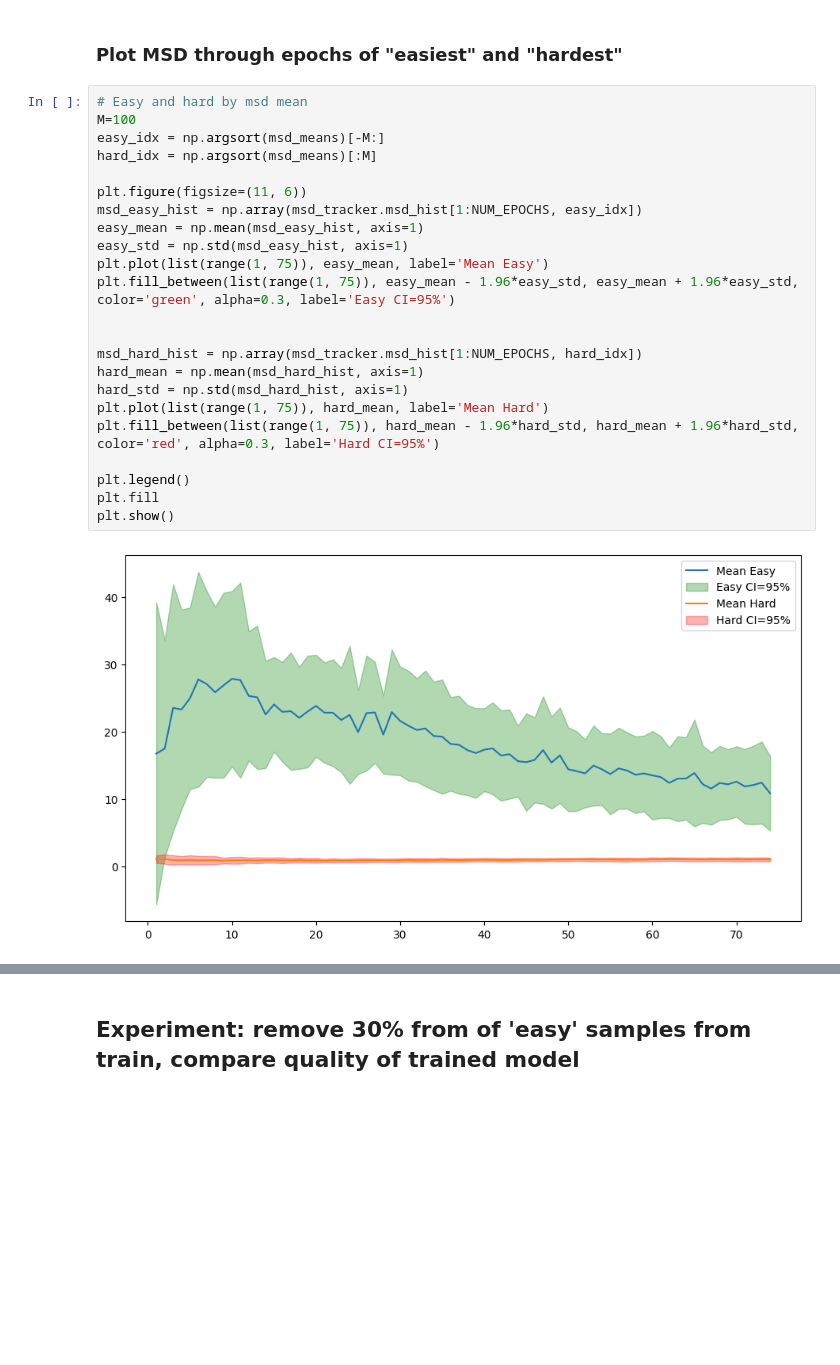
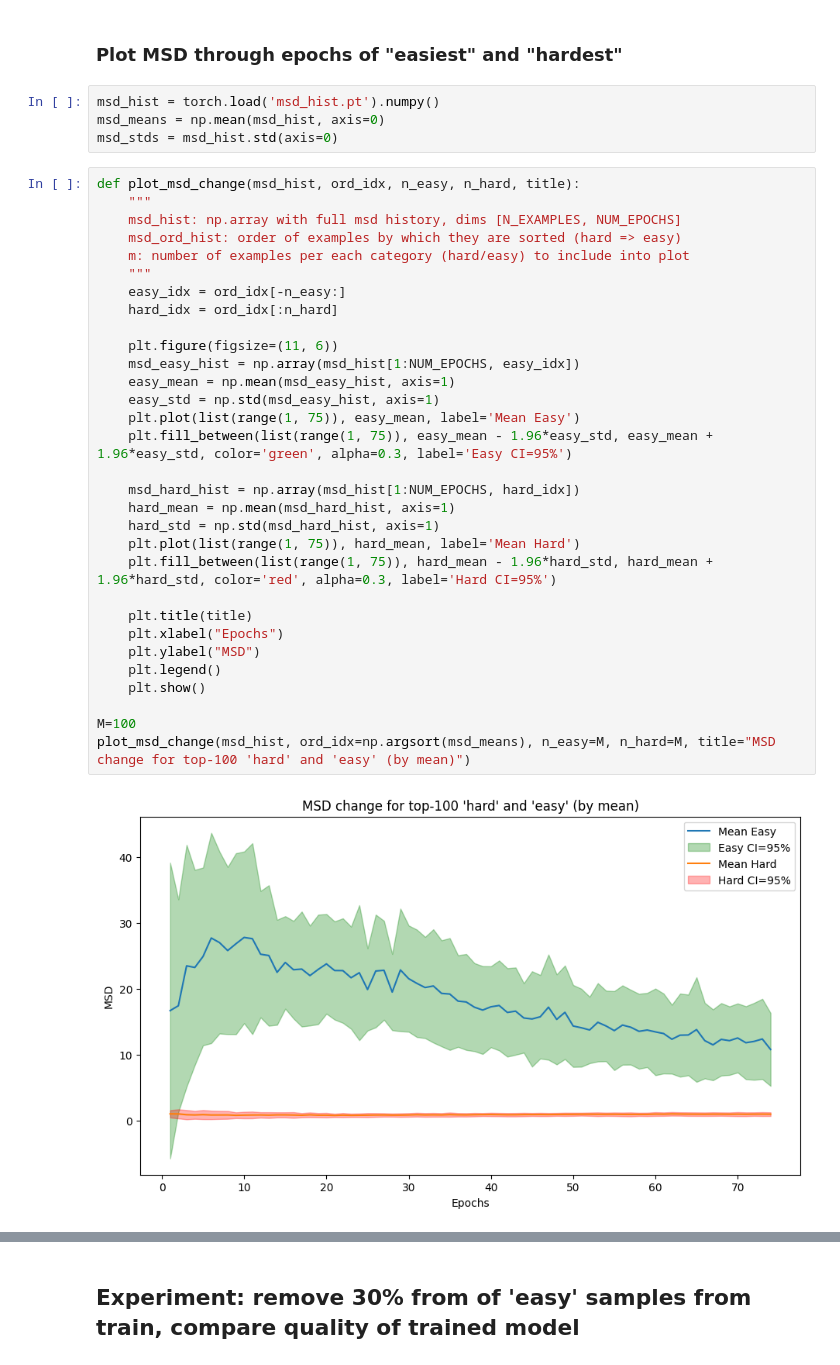
Before and after one commit to Natifick/Unsupervisely-Hard, a Jupyter notebook: ss_contrastive.ipynb, the cells around one changed output, grey strips where cells are left out. Saved outputs shown, nothing was run; the diff lists cells and outputs as text; blank space fills up the shorter version.

Commit message:
added more plots and hists

```diff
--- a/ss_contrastive.ipynb
+++ b/ss_contrastive.ipynb
@@ -219,28 +219,40 @@ plot_images(imgs, IMAGENET_NORMALIZE["mean"], IMAGENET_NORMALIZE["std"], N)
 [figure]
 # %% [markdown]
 ### Plot MSD through epochs of "easiest" and "hardest"
+# %%
+msd_hist = torch.load('msd_hist.pt').numpy()
+msd_means = np.mean(msd_hist, axis=0)
+msd_stds = msd_hist.std(axis=0)
 # %%
-# Easy and hard by msd mean
+def plot_msd_change(msd_hist, ord_idx, n_easy, n_hard, title):
+    """
+    msd_hist: np.array with full msd history, dims [N_EXAMPLES, NUM_EPOCHS]
+    msd_ord_hist: order of examples by which they are sorted (hard => easy)
+    m: number of examples per each category (hard/easy) to include into plot
+    """
+    easy_idx = ord_idx[-n_easy:]
+    hard_idx = ord_idx[:n_hard]
+
+    plt.figure(figsize=(11, 6))
+    msd_easy_hist = np.array(msd_hist[1:NUM_EPOCHS, easy_idx])
+    easy_mean = np.mean(msd_easy_hist, axis=1)
+    easy_std = np.std(msd_easy_hist, axis=1)
+    plt.plot(list(range(1, 75)), easy_mean, label='Mean Easy')
+    plt.fill_between(list(range(1, 75)), easy_mean - 1.96*easy_std, easy_mean + 1.96*easy_std, color='green', alpha=0.3, label='Easy CI=95%')
+
+    msd_hard_hist = np.array(msd_hist[1:NUM_EPOCHS, hard_idx])
+    hard_mean = np.mean(msd_hard_hist, axis=1)
+    hard_std = np.std(msd_hard_hist, axis=1)
+    plt.plot(list(range(1, 75)), hard_mean, label='Mean Hard')
+    plt.fill_between(list(range(1, 75)), hard_mean - 1.96*hard_std, hard_mean + 1.96*hard_std, color='red', alpha=0.3, label='Hard CI=95%')
+
+    plt.title(title)
+    plt.xlabel("Epochs")
+    plt.ylabel("MSD")
+    plt.legend()
+    plt.show()
+
 M=100
-easy_idx = np.argsort(msd_means)[-M:]
-hard_idx = np.argsort(msd_means)[:M]
-
-plt.figure(figsize=(11, 6))
-msd_easy_hist = np.array(msd_tracker.msd_hist[1:NUM_EPOCHS, easy_idx])
-easy_mean = np.mean(msd_easy_hist, axis=1)
-easy_std = np.std(msd_easy_hist, axis=1)
-plt.plot(list(range(1, 75)), easy_mean, label='Mean Easy')
-plt.fill_between(list(range(1, 75)), easy_mean - 1.96*easy_std, easy_mean + 1.96*easy_std, color='green', alpha=0.3, label='Easy CI=95%')
-
-
-msd_hard_hist = np.array(msd_tracker.msd_hist[1:NUM_EPOCHS, hard_idx])
-hard_mean = np.mean(msd_hard_hist, axis=1)
-hard_std = np.std(msd_hard_hist, axis=1)
-plt.plot(list(range(1, 75)), hard_mean, label='Mean Hard')
-plt.fill_between(list(range(1, 75)), hard_mean - 1.96*hard_std, hard_mean + 1.96*hard_std, color='red', alpha=0.3, label='Hard CI=95%')
-
-plt.legend()
-plt.fill
-plt.show()
+plot_msd_change(msd_hist, ord_idx=np.argsort(msd_means), n_easy=M, n_hard=M, title="MSD change for top-100 'hard' and 'easy' (by mean)")
 # %% [output]
-[figure, old version]
+[figure, new version]
```
Also changed, not shown: parts of 13 cells of this notebook.
